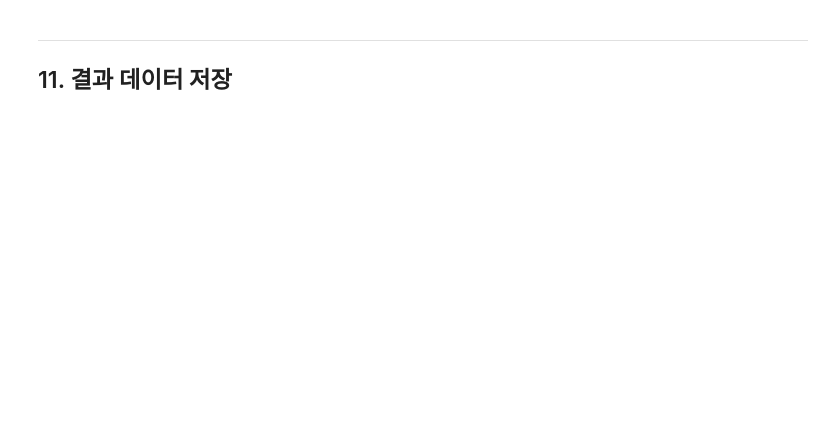
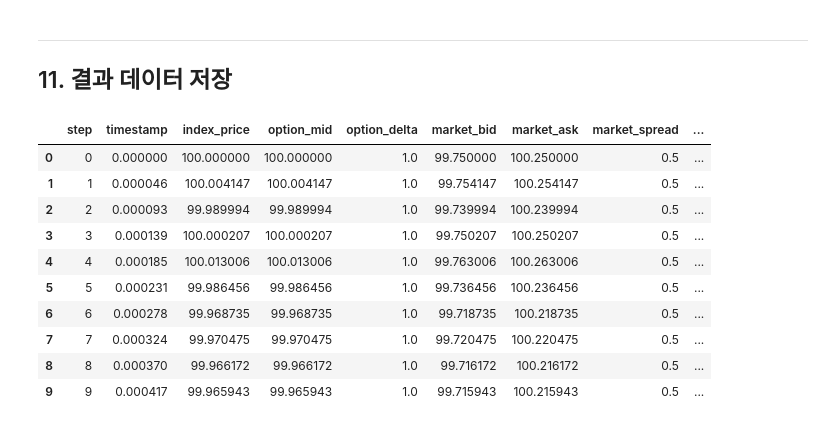
Before and after one commit to SangHyeok0204/Option-Derivatives-MM-optimization-, a Jupyter notebook: simulation/avellaneda_stoikov_simulation.ipynb, the cells around one changed output. Saved outputs shown, nothing was run; the diff lists cells and outputs as text; code cells hidden in the pictures; blank space fills up the shorter version.

```diff
--- a/simulation/avellaneda_stoikov_simulation.ipynb
+++ b/simulation/avellaneda_stoikov_simulation.ipynb
@@ -936,10 +1095,18 @@ print("  - γ 증가 → 체결 횟수 감소 (호가가 멀어짐)")
 ---
 ## 11. 결과 데이터 저장
 # %%
-# 상세 결과 CSV 저장
-results.to_csv('simulation_results_detail.csv', index=False, encoding='utf-8-sig')
-print("상세 결과가 'simulation_results_detail.csv'로 저장되었습니다.")
-
-# 결과 미리보기
-print("\n결과 데이터 미리보기:")
+# 결과 저장
+results.to_csv(f'{RESULTS_DIR}/simulation_results_{MODE}_mode.csv', index=False, encoding='utf-8-sig')
 results.head(10)
+# %% [output]
+|  | step | timestamp | index_price | option_mid | option_delta | market_bid | market_ask | market_spread | ... |
+| 0 | 0 | 0.000000 | 100.000000 | 100.000000 | 1.0 | 99.750000 | 100.250000 | 0.5 | ... |
+| 1 | 1 | 0.000046 | 100.004147 | 100.004147 | 1.0 | 99.754147 | 100.254147 | 0.5 | ... |
+| 2 | 2 | 0.000093 | 99.989994 | 99.989994 | 1.0 | 99.739994 | 100.239994 | 0.5 | ... |
+| 3 | 3 | 0.000139 | 100.000207 | 100.000207 | 1.0 | 99.750207 | 100.250207 | 0.5 | ... |
+| 4 | 4 | 0.000185 | 100.013006 | 100.013006 | 1.0 | 99.763006 | 100.263006 | 0.5 | ... |
+| 5 | 5 | 0.000231 | 99.986456 | 99.986456 | 1.0 | 99.736456 | 100.236456 | 0.5 | ... |
+| 6 | 6 | 0.000278 | 99.968735 | 99.968735 | 1.0 | 99.718735 | 100.218735 | 0.5 | ... |
+| 7 | 7 | 0.000324 | 99.970475 | 99.970475 | 1.0 | 99.720475 | 100.220475 | 0.5 | ... |
+| 8 | 8 | 0.000370 | 99.966172 | 99.966172 | 1.0 | 99.716172 | 100.216172 | 0.5 | ... |
+| 9 | 9 | 0.000417 | 99.965943 | 99.965943 | 1.0 | 99.715943 | 100.215943 | 0.5 | ... |
```
Also changed, not shown: parts of 19 cells of this notebook, 30 other files.
